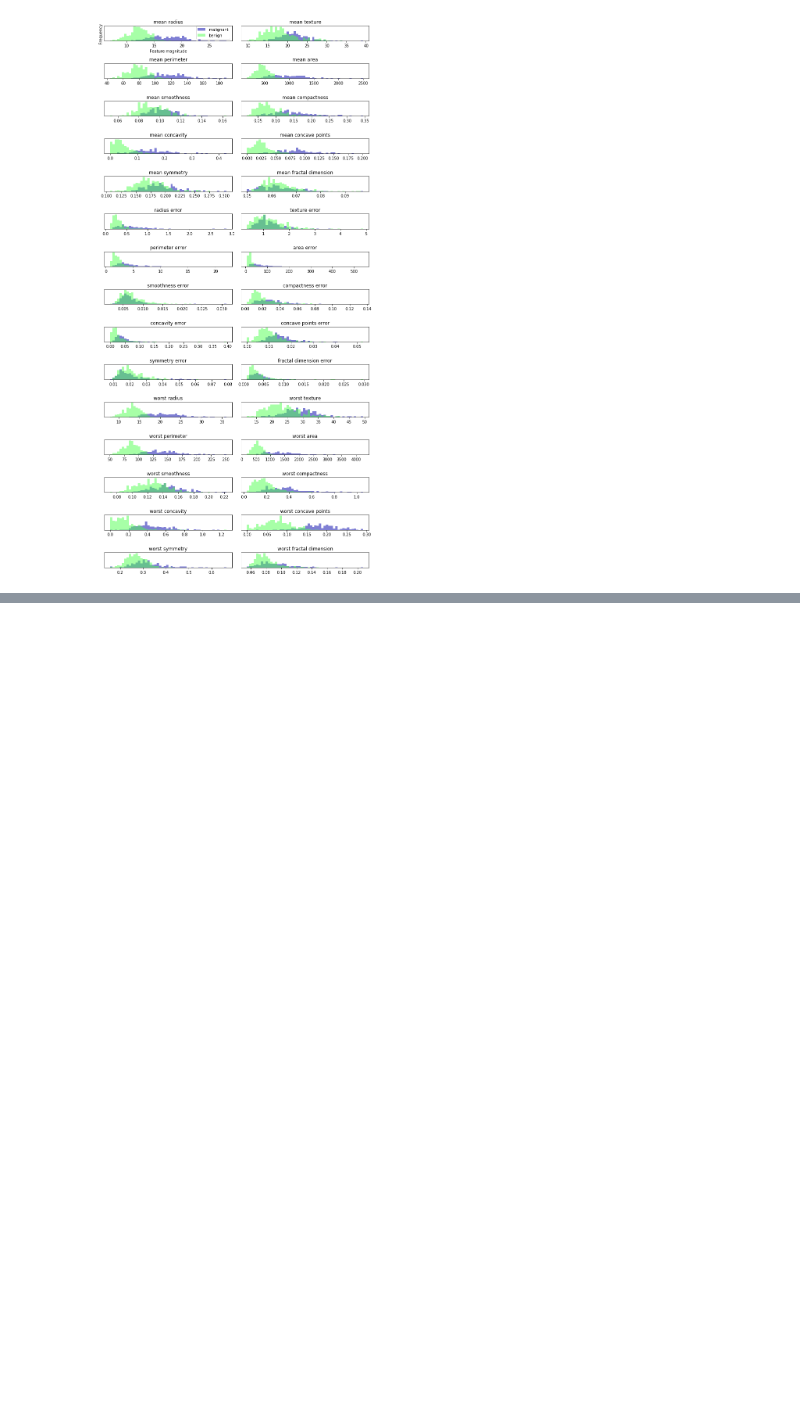
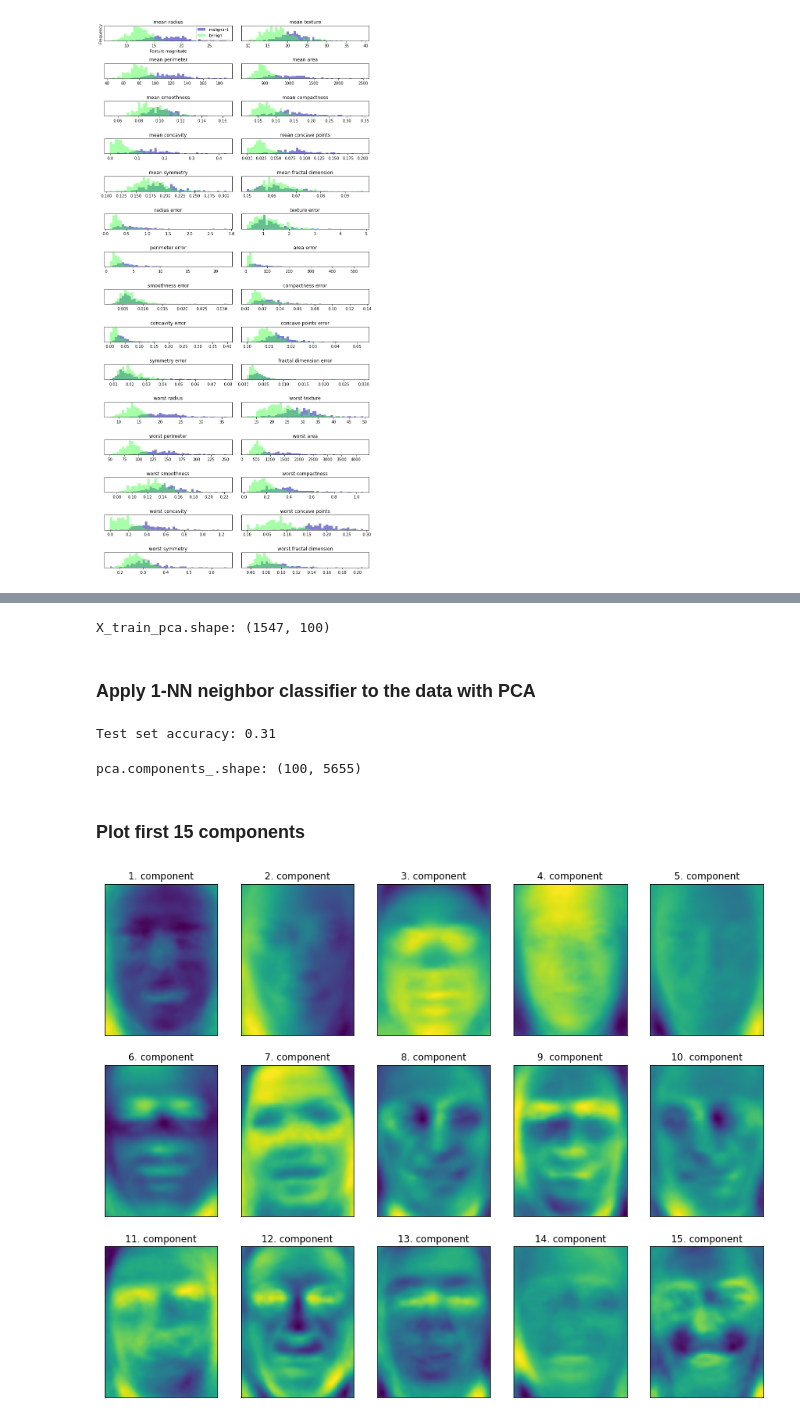
Before and after one commit to provezano/ML_Intro_Notebooks, a Jupyter notebook: cap3.2 - Principal Component Analysis.ipynb, the cells around one changed output, grey strips where cells are left out. Drawn from its saved outputs; the diff is of its cells as text; code cells hidden in the pictures; blank space fills up the shorter version.

```diff
--- a/cap3.2 - Principal Component Analysis.ipynb
+++ b/cap3.2 - Principal Component Analysis.ipynb
@@ -33,0 +126,7 @@ fig.tight_layout()
+# %%
+counts = np.bincount(people.target)
+
+for i, (count, name) in enumerate(zip(counts, people.target_names)):
+    print("{0:25} {1:3}".format(name, count), end=' ')
+    if (i + 1) % 3 == 0:
+        print()
@@ -33,0 +155,12 @@ fig.tight_layout()
+# %%
+# Sample each class with 50 examples.
+mask = np.zeros(people.target.shape, dtype=np.bool)
+for target in np.unique(people.target):
+    mask[np.where(people.target == target)[0][:50]] = 1
+
+X_people = people.data[mask]
+y_people = people.target[mask]
+
+# scale the grayscale values to be between 0 and 1
+# instead of 0 and 255 for better numeric stability
+X_people = X_people / 255.
@@ -33,0 +169,10 @@ fig.tight_layout()
+# %%
+from sklearn.neighbors import KNeighborsClassifier
+from sklearn.model_selection import train_test_split
+
+X_train, X_test, y_train, y_test = train_test_split(X_people, y_people, stratify=y_people, random_state=0)
+
+knn = KNeighborsClassifier(n_neighbors=1)
+knn.fit(X_train, y_train)
+
+print("Test set score of 1-nn: {:.2f}".format(knn.score(X_test, y_test)))
@@ -33,0 +183,31 @@ fig.tight_layout()
+# %%
+pca = PCA(n_components=100, whiten=True, random_state=0).fit(X_train)
+
+X_train_pca = pca.transform(X_train)
+X_test_pca = pca.transform(X_test)
+
+print("X_train_pca.shape: {}".format(X_train_pca.shape))
+# %% [output]
+X_train_pca.shape: (1547, 100)
+# %% [markdown]
+### Apply 1-NN neighbor classifier to the data with PCA
+# %%
+knn = KNeighborsClassifier(n_neighbors=1)
+knn.fit(X_train_pca, y_train)
+print("Test set accuracy: {:.2f}".format(knn.score(X_test_pca, y_test)))
+# %% [output]
+Test set accuracy: 0.31
+# %%
+print("pca.components_.shape: {}".format(pca.components_.shape))
+# %% [output]
+pca.components_.shape: (100, 5655)
+# %% [markdown]
+### Plot first 15 components
+# %%
+fix, axes = plt.subplots(3, 5, figsize=(15, 12), subplot_kw={'xticks': (), 'yticks': ()})
+
+for i, (component, ax) in enumerate(zip(pca.components_, axes.ravel())):
+    ax.imshow(component.reshape(image_shape), cmap='viridis')
+    ax.set_title("{}. component".format((i + 1)))
+# %% [output]
+[figure, added]
```
Also changed, not shown: parts of 33 cells of this notebook.
